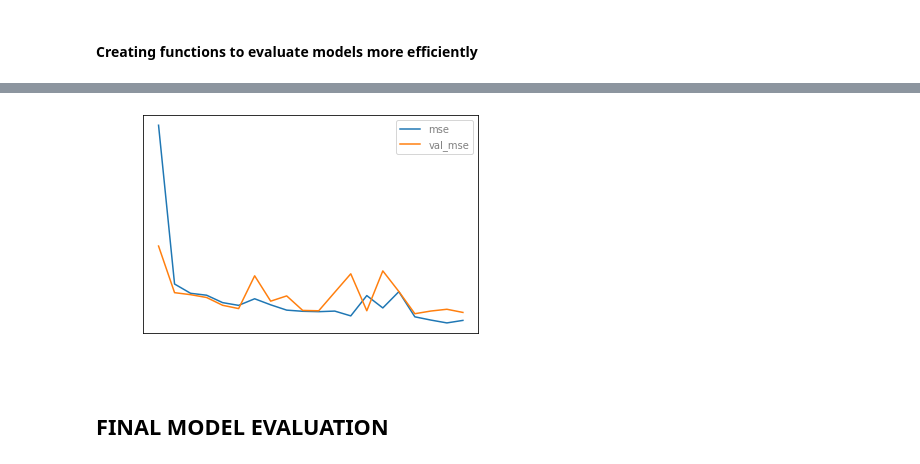
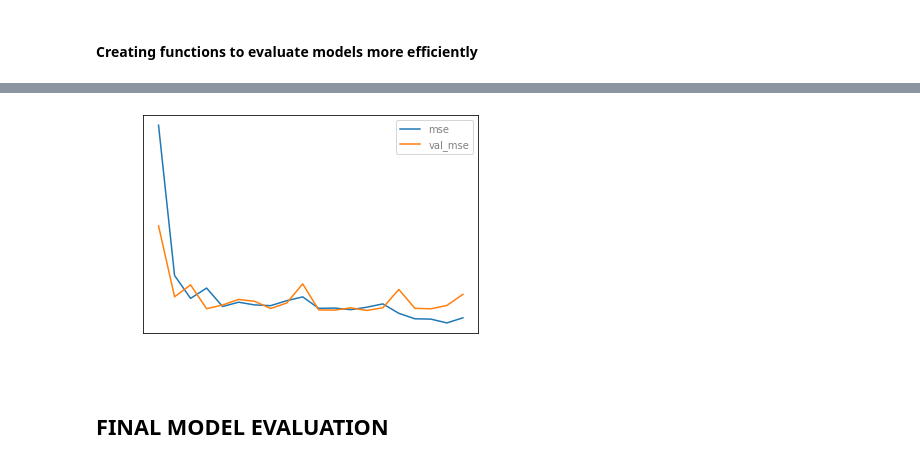
Before and after one commit to sabinabains/dsc-capstone, a Jupyter notebook: cnn_models.ipynb, the cells around one changed output, grey strips where cells are left out. Drawn from its saved outputs; the diff is of its cells as text; code cells hidden in the pictures.

```diff
--- a/cnn_models.ipynb
+++ b/cnn_models.ipynb
@@ -477,6 +534,6 @@ def build_cnn(X_train, y_train, X_test, y_test, neurons, kernel_size, activation
 
     return model, history
 # %%
-model_5, history_5 = build_cnn(X_train, y_train, X_test, y_test, 64, (5,5), 'relu', 20, (2,2), 'valid')
+model_5, history_5 = build_cnn(X_train, y_train, X_test, y_test, 64, (3,3), 'linear', 20, (2,2), 'valid')
 # %% [output]
 Epoch 1/20
@@ -499,5 +556,5 @@ Epoch 20/20
 # %%
-rmse_5, R2_5 = plot_history(model_5, history_5, X_test, y_test)
+rmse_5, r2_5 = plot_history(model_5, history_5, X_test, y_test)
 
-print('''\n\nThe fifth model has an RMSE of {:.1f}, which outperforms the others, however it generates an R Squared of {:.1f}'''.format(rmse_5, R2_5))
+print('''\n\nThe fifth model has an RMSE of {:.1f}, which underperforms in comparison to the other models even while fine tuning. It generated an R Squared of {:.1f}'''.format(rmse_5, r2_5))
 # %% [output]
@@ -508,4 +565,4 @@ The fifth model has an RMSE of 12.0, which outperforms the others, however it ge
-[figure, old version]
+[figure, new version]
 # %% [markdown]
 ## FINAL MODEL EVALUATION
 # %%
```
Also changed, not shown: parts of 33 cells of this notebook, 4 other files.
